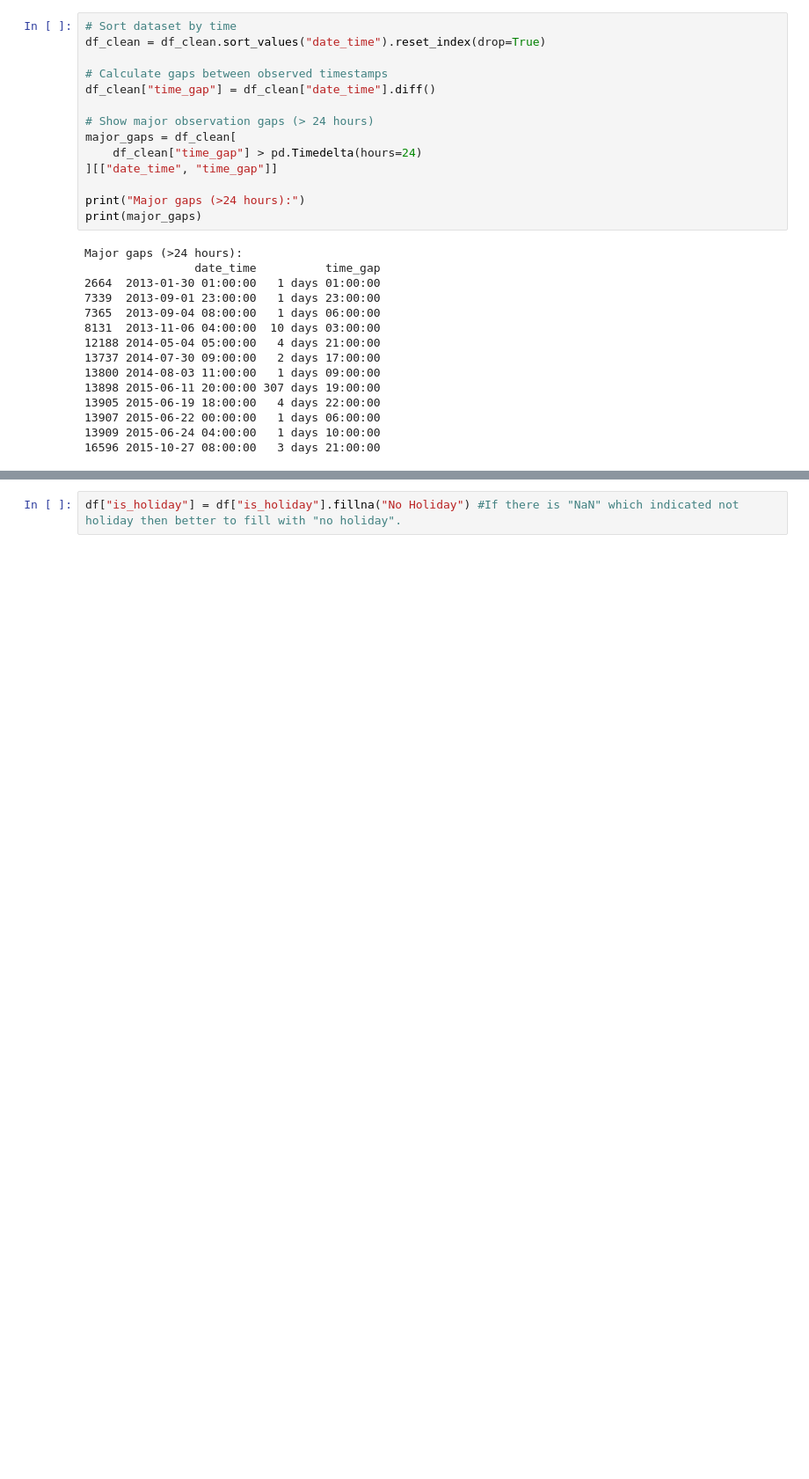
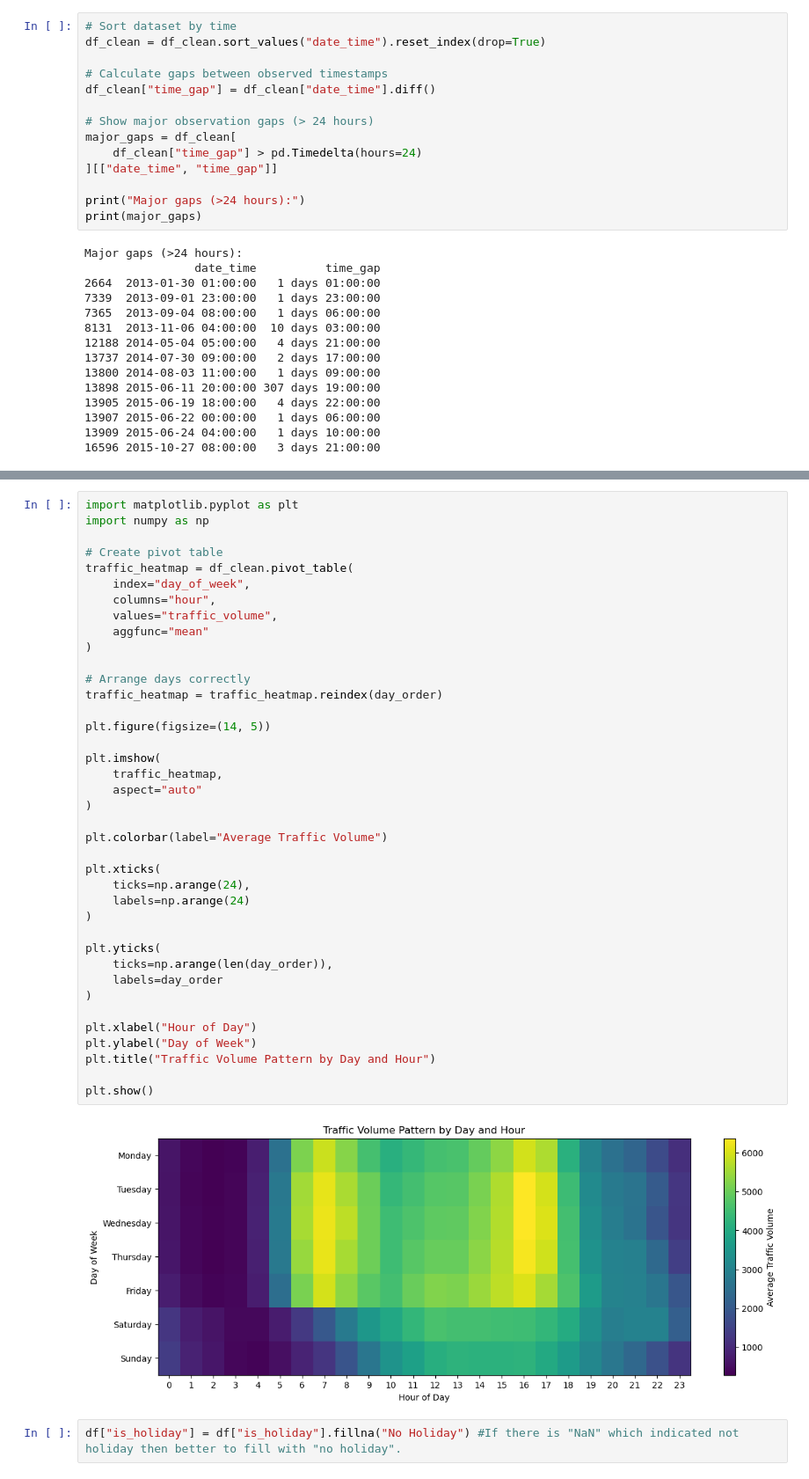
Before and after one commit to abhisarthak/traffic-volume-prediction-analysis, a Jupyter notebook: traffic_volume_prediction.ipynb, the cells around one changed output, grey strips where cells are left out. Shown at 88% size. Saved outputs shown, nothing was run; the diff lists cells and outputs as text; blank space fills up the shorter version.

```diff
--- a/traffic_volume_prediction.ipynb
+++ b/traffic_volume_prediction.ipynb
@@ -540,3 +622,44 @@ Major gaps (>24 hours):
+# %%
+import matplotlib.pyplot as plt
+import numpy as np
+
+# Create pivot table
+traffic_heatmap = df_clean.pivot_table(
+    index="day_of_week",
+    columns="hour",
+    values="traffic_volume",
+    aggfunc="mean"
+)
+
+# Arrange days correctly
+traffic_heatmap = traffic_heatmap.reindex(day_order)
+
+plt.figure(figsize=(14, 5))
+
+plt.imshow(
+    traffic_heatmap,
+    aspect="auto"
+)
+
+plt.colorbar(label="Average Traffic Volume")
+
+plt.xticks(
+    ticks=np.arange(24),
+    labels=np.arange(24)
+)
+
+plt.yticks(
+    ticks=np.arange(len(day_order)),
+    labels=day_order
+)
+
+plt.xlabel("Hour of Day")
+plt.ylabel("Day of Week")
+plt.title("Traffic Volume Pattern by Day and Hour")
+
+plt.show()
+# %% [output]
+[figure, added]
 # %%
 df["is_holiday"] = df["is_holiday"].fillna("No Holiday") #If there is "NaN" which indicated not holiday then better to fill with "no holiday".
 # %%
```
Also changed, not shown: parts of 3 cells of this notebook.
